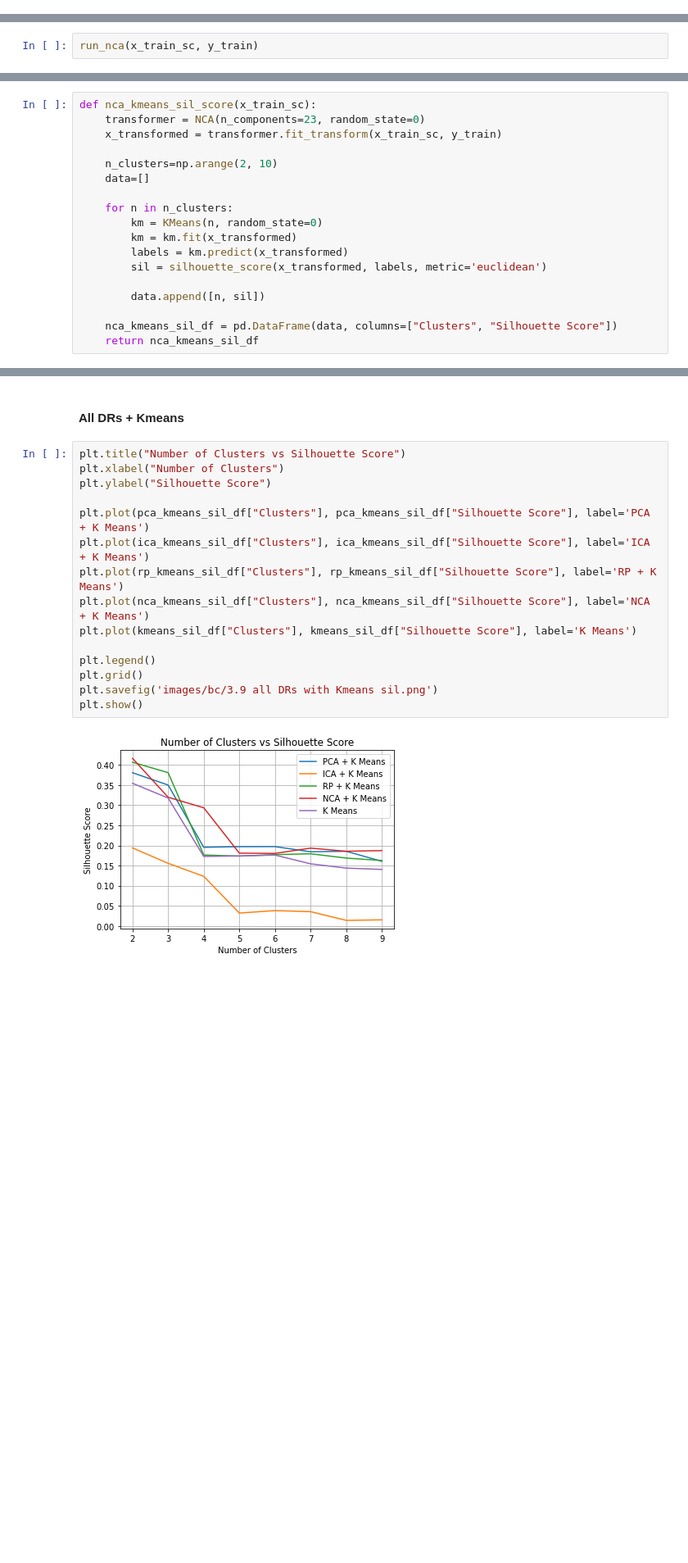
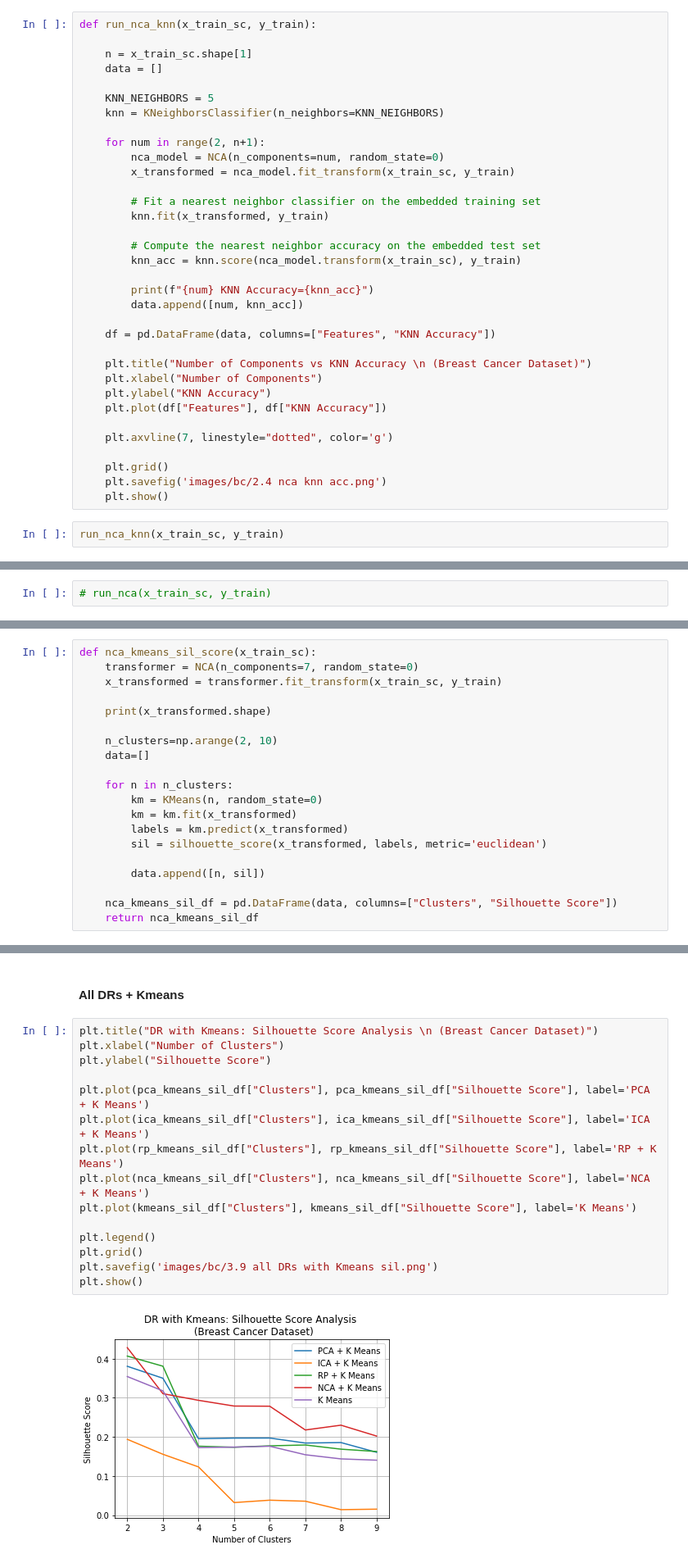
Before and after one commit to rahalrsh/dimensionality-reduction, a Jupyter notebook: clustering-breast-cancer.ipynb, the cells around one changed output, grey strips where cells are left out. Shown at 82% size. Saved outputs shown, nothing was run; the diff lists cells and outputs as text; blank space fills up the shorter version.

Commit message:
update graphs

```diff
--- a/clustering-breast-cancer.ipynb
+++ b/clustering-breast-cancer.ipynb
@@ -591,0 +708,36 @@ run_rp(x_train_sc)
+# %%
+def run_nca_knn(x_train_sc, y_train):
+
+    n = x_train_sc.shape[1]
+    data = []
+
+    KNN_NEIGHBORS = 5
+    knn = KNeighborsClassifier(n_neighbors=KNN_NEIGHBORS)
+
+    for num in range(2, n+1):
+        nca_model = NCA(n_components=num, random_state=0)
+        x_transformed = nca_model.fit_transform(x_train_sc, y_train)
+
+        # Fit a nearest neighbor classifier on the embedded training set
+        knn.fit(x_transformed, y_train)
+
+        # Compute the nearest neighbor accuracy on the embedded test set
+        knn_acc = knn.score(nca_model.transform(x_train_sc), y_train)
+
+        print(f"{num} KNN Accuracy={knn_acc}")
+        data.append([num, knn_acc])
+
+    df = pd.DataFrame(data, columns=["Features", "KNN Accuracy"])
+
+    plt.title("Number of Components vs KNN Accuracy \n (Breast Cancer Dataset)")
+    plt.xlabel("Number of Components")
+    plt.ylabel("KNN Accuracy")
+    plt.plot(df["Features"], df["KNN Accuracy"])
+
+    plt.axvline(7, linestyle="dotted", color='g')
+
+    plt.grid()
+    plt.savefig('images/bc/2.4 nca knn acc.png')
+    plt.show()
+# %%
+run_nca_knn(x_train_sc, y_train)
@@ -623,2 +793,2 @@ def run_nca(x_train, y_train):
 # %%
-run_nca(x_train_sc, y_train)
+# run_nca(x_train_sc, y_train)
@@ -1015,8 +1164,10 @@ plt.show()
 # x_transformed = clf.fit_transform(x_train_sc, y_train)
 # %%
 def nca_kmeans_sil_score(x_train_sc):
-    transformer = NCA(n_components=23, random_state=0)
+    transformer = NCA(n_components=7, random_state=0)
     x_transformed = transformer.fit_transform(x_train_sc, y_train)
+
+    print(x_transformed.shape)
 
     n_clusters=np.arange(2, 10)
     data=[]
@@ -1128,22 +1281,22 @@ plt.show()
 # %% [markdown]
 #### All DRs + Kmeans
 # %%
-plt.title("Number of Clusters vs Silhouette Score")
+plt.title("DR with Kmeans: Silhouette Score Analysis \n (Breast Cancer Dataset)")
 plt.xlabel("Number of Clusters")
 plt.ylabel("Silhouette Score")
 
 plt.plot(pca_kmeans_sil_df["Clusters"], pca_kmeans_sil_df["Silhouette Score"], label='PCA + K Means')
 plt.plot(ica_kmeans_sil_df["Clusters"], ica_kmeans_sil_df["Silhouette Score"], label='ICA + K Means')
 plt.plot(rp_kmeans_sil_df["Clusters"], rp_kmeans_sil_df["Silhouette Score"], label='RP + K Means')
 plt.plot(nca_kmeans_sil_df["Clusters"], nca_kmeans_sil_df["Silhouette Score"], label='NCA + K Means')
 plt.plot(kmeans_sil_df["Clusters"], kmeans_sil_df["Silhouette Score"], label='K Means')
 
 plt.legend()
 plt.grid()
 plt.savefig('images/bc/3.9 all DRs with Kmeans sil.png')
 plt.show()
 # %% [output]
-[figure, old version]
+[figure, new version]
 # %% [markdown]
 #### All DRs + EM
 # %%
```
Also changed, not shown: parts of 58 cells of this notebook.
